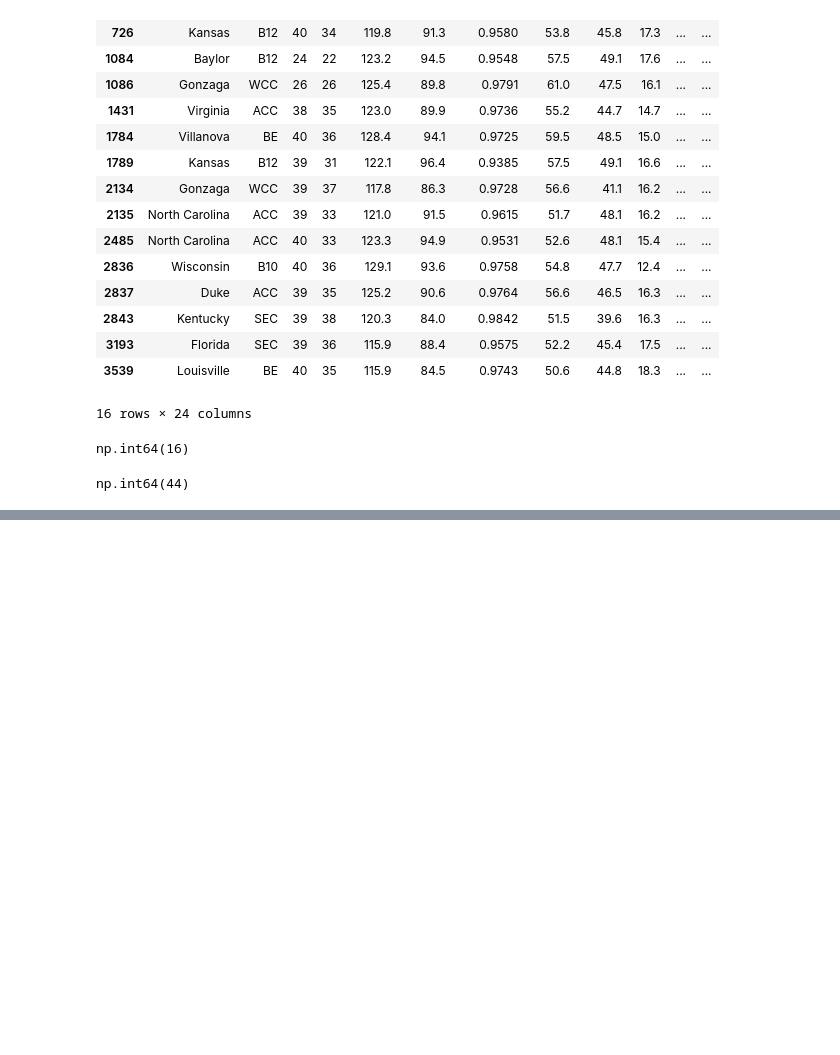
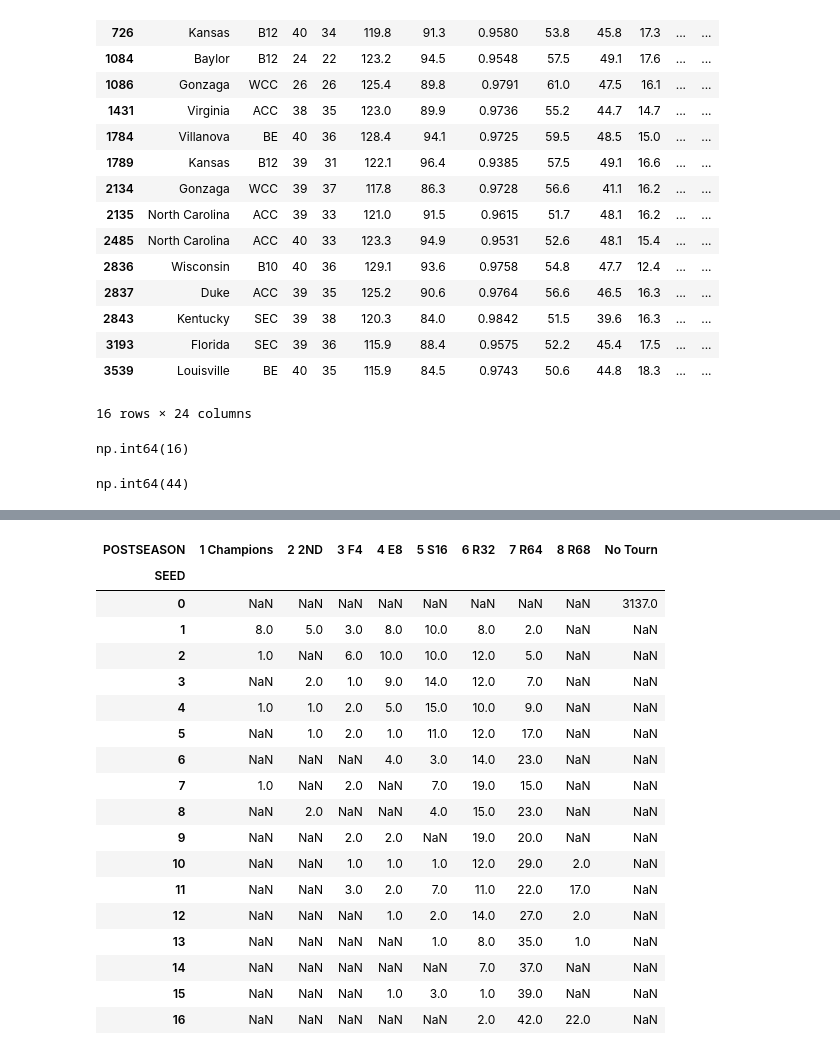
Before and after one commit to JeisonNeptune/Data-Analysis-Projects, a Jupyter notebook: CBB Analysis/basketball.ipynb, the cells around one changed output, grey strips where cells are left out. Drawn from its saved outputs; the diff is of its cells as text; code cells hidden in the pictures; blank space fills up the shorter version.

```diff
--- a/CBB Analysis/basketball.ipynb
+++ b/CBB Analysis/basketball.ipynb
@@ -393,0 +454,26 @@ For all the one seeds there have been in the tournament since 2013(44), only 16
+# %%
+# Creating a new dataframe that defines each seed, their post season end and the count of each combination.
+df_all_years_modified_seeds_sorted = df_all_years_modified_seeds.groupby(['SEED', 'POSTSEASON']).size().reset_index(name='COUNT')
+
+# Converting the new dataframe into a pivot table in order to change the data from long format to wide format.
+df_all_years_modified_seeds_sorted.pivot(index='SEED', columns='POSTSEASON', values='COUNT')
+# %% [output]
+| POSTSEASON | 1 Champions | 2 2ND | 3 F4 | 4 E8 | 5 S16 | 6 R32 | 7 R64 | 8 R68 | No Tourn |
+| SEED |  |  |  |  |  |  |  |  |  |
+| 0 | NaN | NaN | NaN | NaN | NaN | NaN | NaN | NaN | 3137.0 |
+| 1 | 8.0 | 5.0 | 3.0 | 8.0 | 10.0 | 8.0 | 2.0 | NaN | NaN |
+| 2 | 1.0 | NaN | 6.0 | 10.0 | 10.0 | 12.0 | 5.0 | NaN | NaN |
+| 3 | NaN | 2.0 | 1.0 | 9.0 | 14.0 | 12.0 | 7.0 | NaN | NaN |
+| 4 | 1.0 | 1.0 | 2.0 | 5.0 | 15.0 | 10.0 | 9.0 | NaN | NaN |
+| 5 | NaN | 1.0 | 2.0 | 1.0 | 11.0 | 12.0 | 17.0 | NaN | NaN |
+| 6 | NaN | NaN | NaN | 4.0 | 3.0 | 14.0 | 23.0 | NaN | NaN |
+| 7 | 1.0 | NaN | 2.0 | NaN | 7.0 | 19.0 | 15.0 | NaN | NaN |
+| 8 | NaN | 2.0 | NaN | NaN | 4.0 | 15.0 | 23.0 | NaN | NaN |
+| 9 | NaN | NaN | 2.0 | 2.0 | NaN | 19.0 | 20.0 | NaN | NaN |
+| 10 | NaN | NaN | 1.0 | 1.0 | 1.0 | 12.0 | 29.0 | 2.0 | NaN |
+| 11 | NaN | NaN | 3.0 | 2.0 | 7.0 | 11.0 | 22.0 | 17.0 | NaN |
+| 12 | NaN | NaN | NaN | 1.0 | 2.0 | 14.0 | 27.0 | 2.0 | NaN |
+| 13 | NaN | NaN | NaN | NaN | 1.0 | 8.0 | 35.0 | 1.0 | NaN |
+| 14 | NaN | NaN | NaN | NaN | NaN | 7.0 | 37.0 | NaN | NaN |
+| 15 | NaN | NaN | NaN | 1.0 | 3.0 | 1.0 | 39.0 | NaN | NaN |
+| 16 | NaN | NaN | NaN | NaN | NaN | 2.0 | 42.0 | 22.0 | NaN |
```
Also changed, not shown: parts of 15 cells of this notebook.
